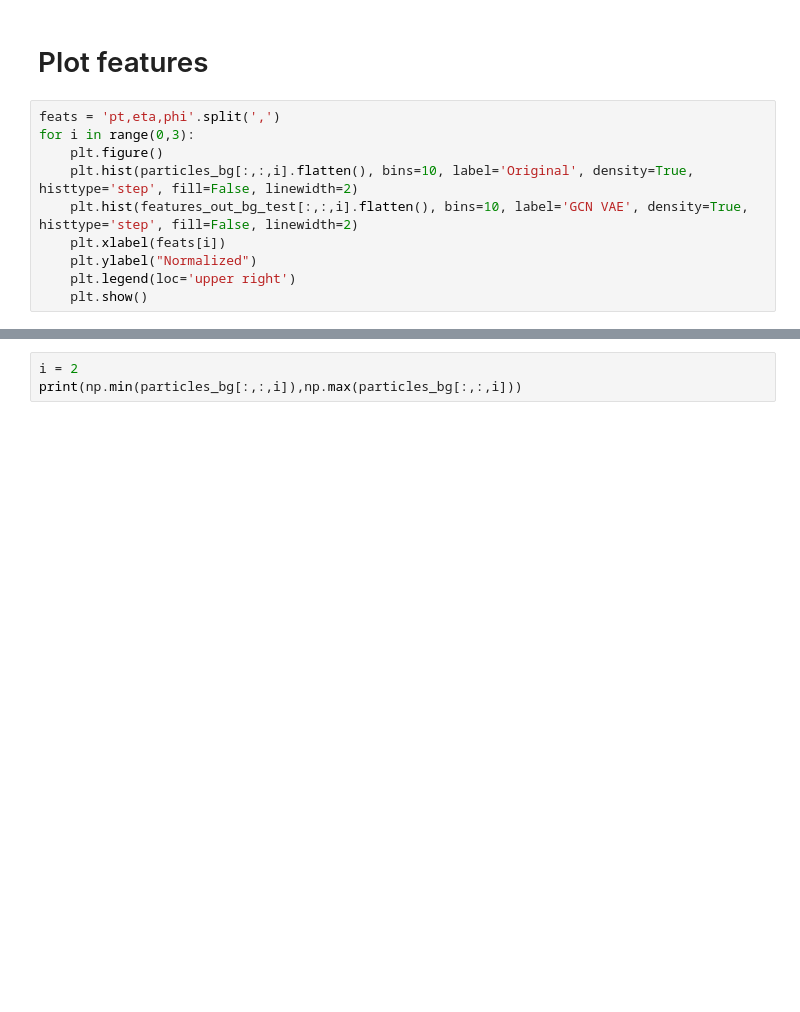
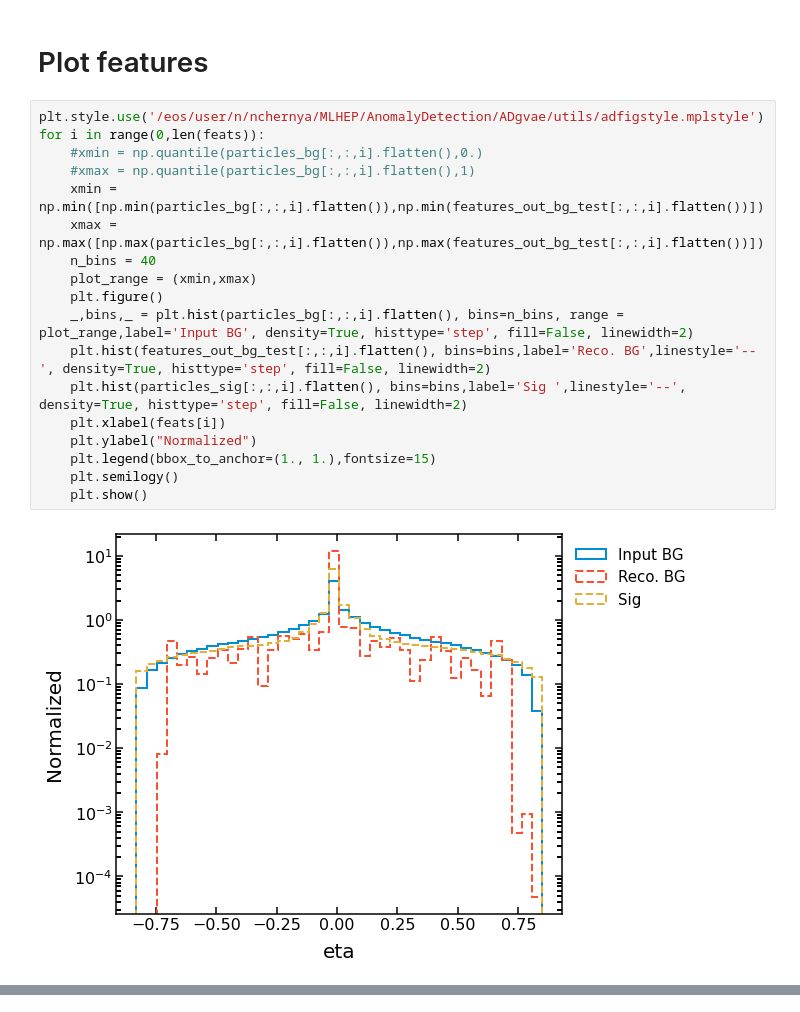
Before and after one commit to nadya-chernyavskaya/ADgvae, a Jupyter notebook: GCN_VAE.ipynb, the cells around one changed output, grey strips where cells are left out. Saved outputs shown, nothing was run; the diff lists cells and outputs as text; blank space fills up the shorter version.

```diff
--- a/GCN_VAE.ipynb
+++ b/GCN_VAE.ipynb
@@ -323,12 +329,22 @@ ar.plot_roc( neg_class_losses, pos_class_losses, legend=['GCN VAE','GAE','GVAE']
 # %% [markdown]
 # Plot features
 # %%
-feats = 'pt,eta,phi'.split(',')
-for i in range(0,3):
+plt.style.use('/eos/user/n/nchernya/MLHEP/AnomalyDetection/ADgvae/utils/adfigstyle.mplstyle')
+for i in range(0,len(feats)):
+    #xmin = np.quantile(particles_bg[:,:,i].flatten(),0.)
+    #xmax = np.quantile(particles_bg[:,:,i].flatten(),1)
+    xmin = np.min([np.min(particles_bg[:,:,i].flatten()),np.min(features_out_bg_test[:,:,i].flatten())])
+    xmax = np.max([np.max(particles_bg[:,:,i].flatten()),np.max(features_out_bg_test[:,:,i].flatten())])
+    n_bins = 40
+    plot_range = (xmin,xmax)
     plt.figure()
-    plt.hist(particles_bg[:,:,i].flatten(), bins=10, label='Original', density=True, histtype='step', fill=False, linewidth=2)
-    plt.hist(features_out_bg_test[:,:,i].flatten(), bins=10, label='GCN VAE', density=True, histtype='step', fill=False, linewidth=2)
+    _,bins,_ = plt.hist(particles_bg[:,:,i].flatten(), bins=n_bins, range = plot_range,label='Input BG', density=True, histtype='step', fill=False, linewidth=2)
+    plt.hist(features_out_bg_test[:,:,i].flatten(), bins=bins,label='Reco. BG',linestyle='--', density=True, histtype='step', fill=False, linewidth=2)
+    plt.hist(particles_sig[:,:,i].flatten(), bins=bins,label='Sig ',linestyle='--', density=True, histtype='step', fill=False, linewidth=2)
     plt.xlabel(feats[i])
     plt.ylabel("Normalized")
-    plt.legend(loc='upper right')
+    plt.legend(bbox_to_anchor=(1., 1.),fontsize=15)
+    plt.semilogy()
     plt.show()
+# %% [output]
+[figure, added]
@@ -335,3 +352,0 @@ for i in range(0,3):
-# %%
-i = 2
-print(np.min(particles_bg[:,:,i]),np.max(particles_bg[:,:,i]))
```
Also changed, not shown: parts of 14 cells of this notebook, 1 other file.
